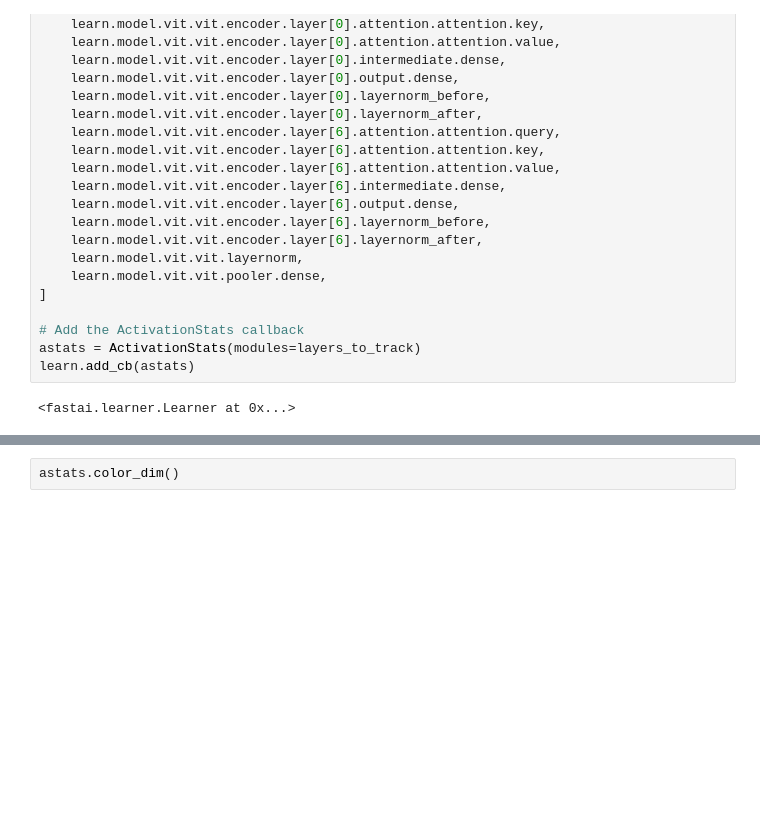
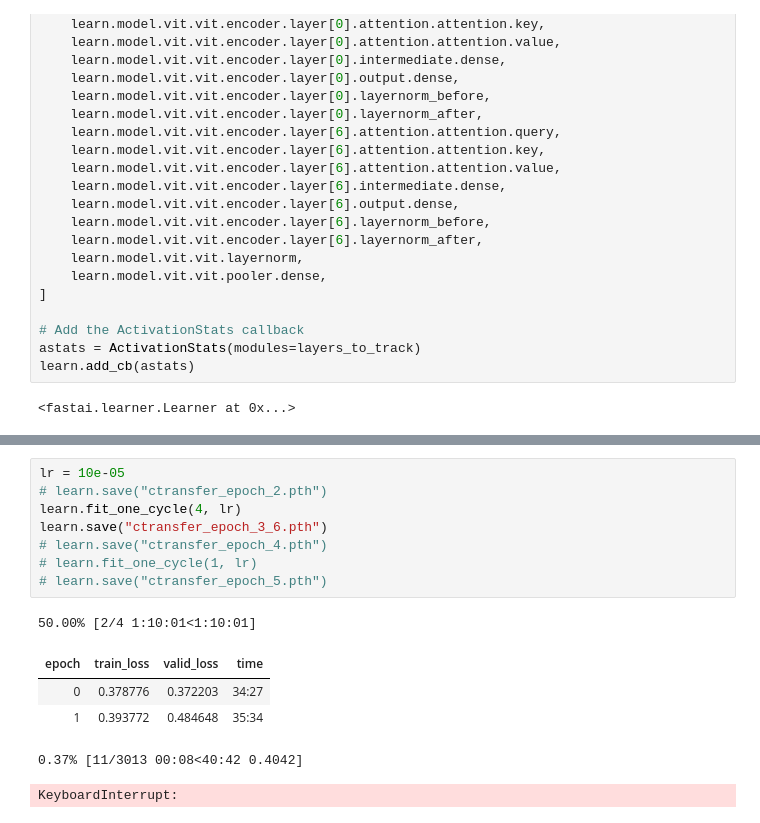
Before and after one commit to artursil/color_transfer, a Jupyter notebook: color_transfer.ipynb, the cells around one changed output, grey strips where cells are left out. Saved outputs shown, nothing was run; the diff lists cells and outputs as text; blank space fills up the shorter version.

```diff
--- a/color_transfer.ipynb
+++ b/color_transfer.ipynb
@@ -227,2 +194,15 @@ AttributeError: 'CTModel' object has no attribute 'keys'
-# %%
-astats.color_dim()
+# %%
+lr = 10e-05
+# learn.save("ctransfer_epoch_2.pth")
+learn.fit_one_cycle(4, lr)
+learn.save("ctransfer_epoch_3_6.pth")
+# learn.save("ctransfer_epoch_4.pth")
+# learn.fit_one_cycle(1, lr)
+# learn.save("ctransfer_epoch_5.pth")
+# %% [output]
+50.00% [2/4 1:10:01<1:10:01]
+| epoch | train_loss | valid_loss | time |
+| 0 | 0.378776 | 0.372203 | 34:27 |
+| 1 | 0.393772 | 0.484648 | 35:34 |
+0.37% [11/3013 00:08<40:42 0.4042]
+KeyboardInterrupt:
```
Also changed, not shown: parts of 14 cells of this notebook, 1 other file.
